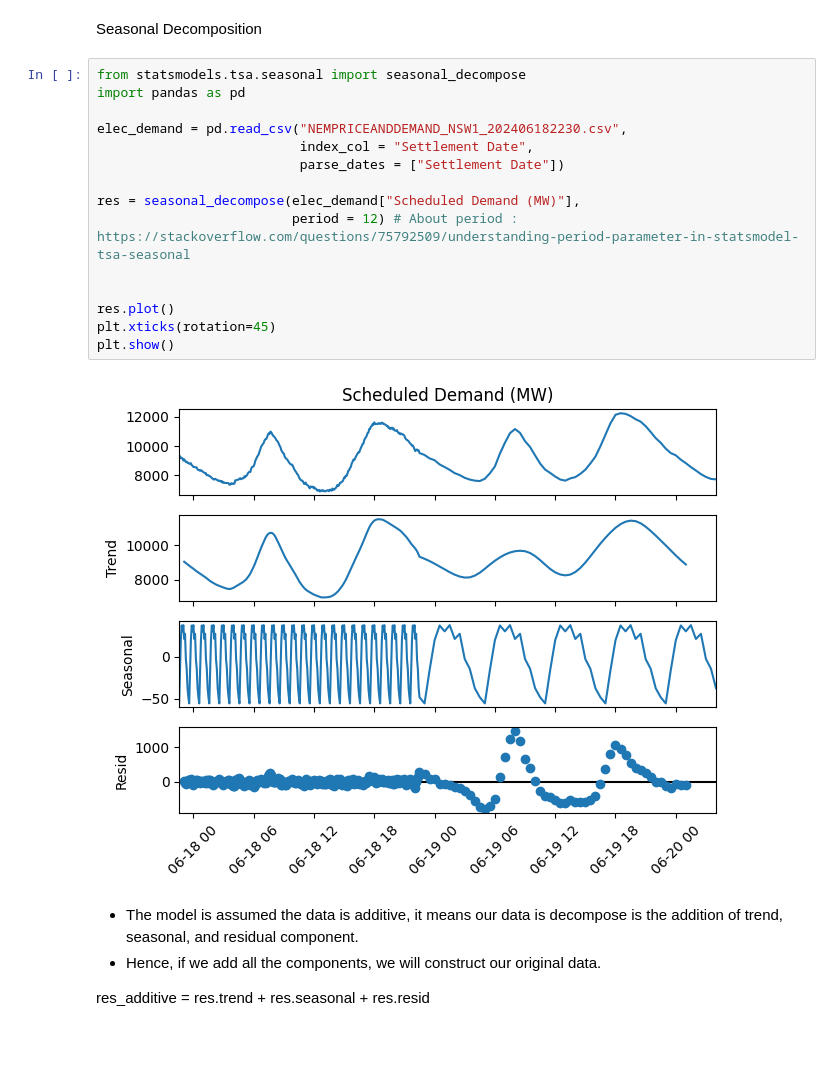
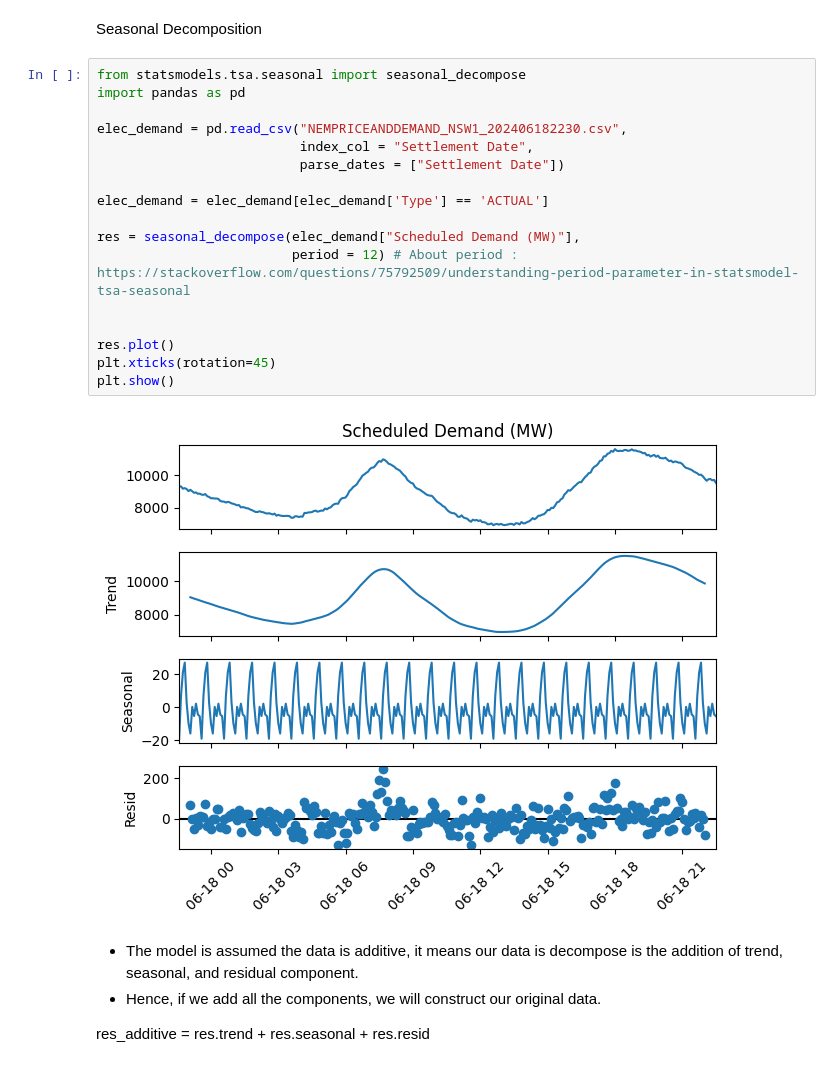
Before and after one commit to rahilaode/electricity-demand-forecast, a Jupyter notebook: time_series_analysis.ipynb, the cells around one changed output. Cells and saved outputs as stored; diff of their text form.

```diff
--- a/time_series_analysis.ipynb
+++ b/time_series_analysis.ipynb
@@ -217,20 +220,22 @@ Seasonal Decomposition
 # %%
 from statsmodels.tsa.seasonal import seasonal_decompose
 import pandas as pd
 
 elec_demand = pd.read_csv("NEMPRICEANDDEMAND_NSW1_202406182230.csv",
                           index_col = "Settlement Date",
                           parse_dates = ["Settlement Date"])
 
+elec_demand = elec_demand[elec_demand['Type'] == 'ACTUAL']
+
 res = seasonal_decompose(elec_demand["Scheduled Demand (MW)"],
                          period = 12) # About period : https://stackoverflow.com/questions/75792509/understanding-period-parameter-in-statsmodel-tsa-seasonal
 
 
 res.plot()
 plt.xticks(rotation=45)
 plt.show()
 # %% [output]
-[figure, old version]
+[figure, new version]
 # %% [markdown]
 - The model is assumed the data is additive, it means our data is decompose is the addition of trend, seasonal, and residual component.
 - Hence, if we add all the components, we will construct our original data.
```
Also changed, not shown: parts of 6 cells of this notebook.
